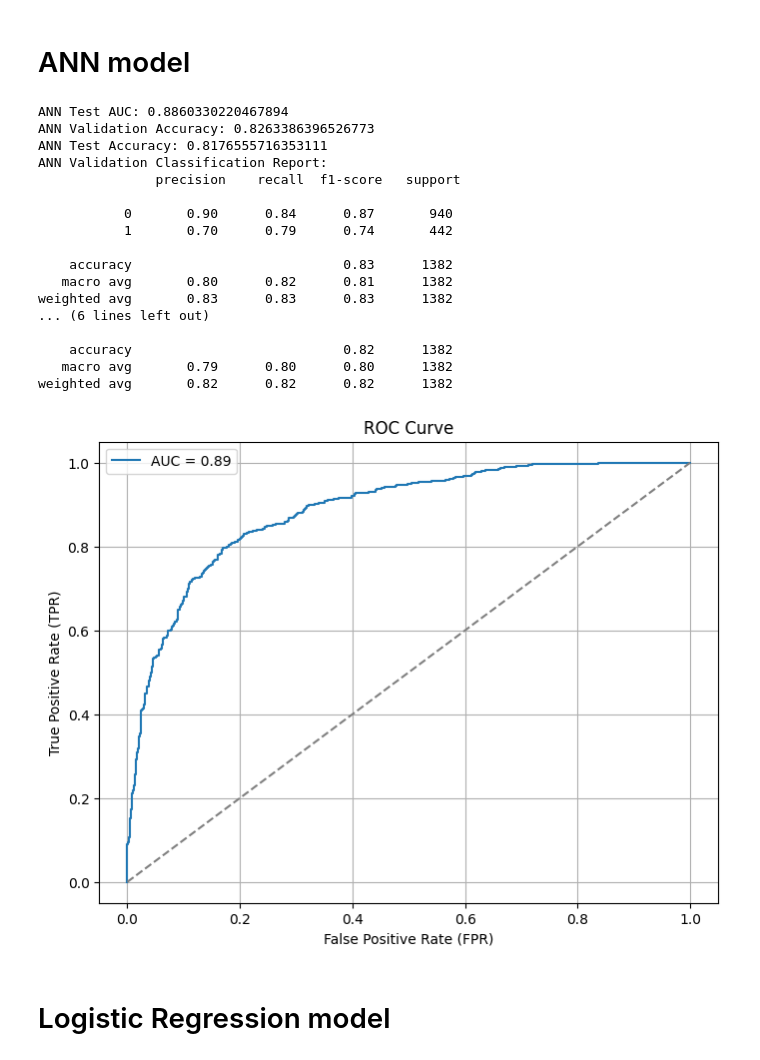
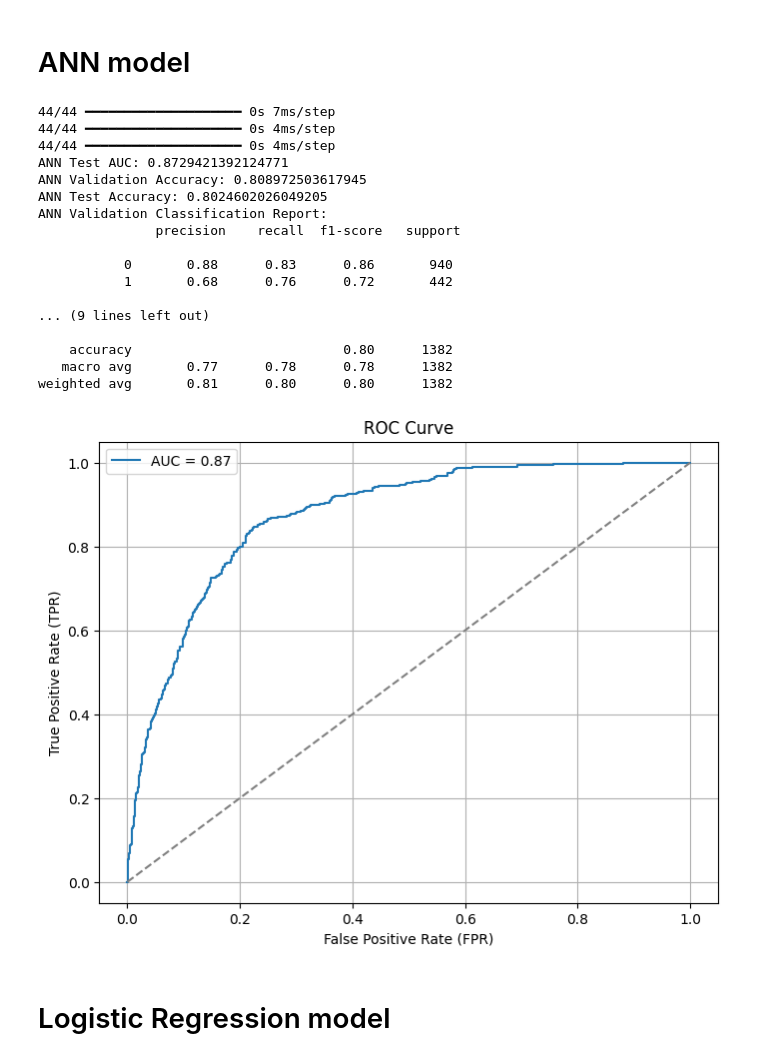
Before and after one commit to Team-6-AAI-501/strokeprediction, a Jupyter notebook: jupyternotebook/aai501StrokePrediction.ipynb, the cells around one changed output. Drawn from its saved outputs; the diff is of its cells as text; code cells hidden in the pictures.

Commit message:
add scipt for auc score and roc curve, modify ANN and XGBoost models

```diff
--- a/jupyternotebook/aai501StrokePrediction.ipynb
+++ b/jupyternotebook/aai501StrokePrediction.ipynb
@@ -434,51 +437,72 @@ X_train_ns, y_train_ns = smote.fit_resample(X_train, y_train) # SMOTE on the non
 # ANN model
 # %%
 # Train ANN model with SCALED SMOTE
-ann_model = MLPClassifier(hidden_layer_sizes=(64, 32), activation='relu', max_iter=500, random_state=42)
-ann_model.fit(X_train_resampled, y_train_resampled)
+ann_model = Sequential()
+ann_model.add(Input(shape=(X_train_resampled.shape[1],)))
+ann_model.add(Dense(64, activation='relu'))
+ann_model.add(Dropout(0.2))
+ann_model.add(Dense(32, activation='relu'))
+ann_model.add(Dropout(0.2))
+ann_model.add(Dense(1, activation='sigmoid'))
+
+ann_model.compile(optimizer='adamax', loss='binary_crossentropy', metrics=['accuracy'])
+
+# Train the model with early stopping
+early_stop = EarlyStopping(monitor='val_loss', patience=10, restore_best_weights=True)
+
+history = ann_model.fit(
+    X_train_resampled, y_train_resampled,
+    validation_split=0.2,
+    epochs=500,
+    batch_size=16,
+    callbacks=[early_stop],
+    verbose=0
+)
 
 # Evaluate ANN on validation and test sets
 val_preds_ann = ann_model.predict(X_val_scaled)
+val_preds_ann = (val_preds_ann > 0.5).astype(int)
 test_preds_ann = ann_model.predict(X_test_scaled)
+test_preds_ann = (test_preds_ann > 0.5).astype(int)
 
-y_test_pred_proba = ann_model.predict_proba(X_test_scaled)[:, 1]
+y_test_pred_proba = ann_model.predict(X_test_scaled)
 ann_auc_score = roc_auc_score(y_test, y_test_pred_proba)
 
 print("ANN Test AUC:", ann_auc_score)
 print("ANN Validation Accuracy:", accuracy_score(y_val, val_preds_ann))
 print("ANN Test Accuracy:", accuracy_score(y_test, test_preds_ann))
 print("ANN Validation Classification Report:\n", classification_report(y_val, val_preds_ann))
 print("ANN Test Classification Report:\n", classification_report(y_test, test_preds_ann))
 
 fpr, tpr, thresholds = roc_curve(y_test, y_test_pred_proba)
 plt.figure(figsize=(8,6))
 plt.plot(fpr, tpr, label=f'AUC = {ann_auc_score:.2f}')
 plt.plot([0, 1], [0, 1], linestyle='--', color='gray')
 plt.title('ROC Curve')
 plt.xlabel('False Positive Rate (FPR)')
 plt.ylabel('True Positive Rate (TPR)')
 plt.legend()
 plt.grid()
 plt.show()
 # %% [output]
-ANN Test AUC: 0.8860330220467894
-ANN Validation Accuracy: 0.8263386396526773
-ANN Test Accuracy: 0.8176555716353111
+44/44 ━━━━━━━━━━━━━━━━━━━━ 0s 7ms/step
+44/44 ━━━━━━━━━━━━━━━━━━━━ 0s 4ms/step
+44/44 ━━━━━━━━━━━━━━━━━━━━ 0s 4ms/step
+ANN Test AUC: 0.8729421392124771
+ANN Validation Accuracy: 0.808972503617945
+ANN Test Accuracy: 0.8024602026049205
 ANN Validation Classification Report:
                precision    recall  f1-score   support
 
-           0       0.90      0.84      0.87       940
-           1       0.70      0.79      0.74       442
+           0       0.88      0.83      0.86       940
+           1       0.68      0.76      0.72       442
 
-    accuracy                           0.83      1382
-   macro avg       0.80      0.82      0.81      1382
-weighted avg       0.83      0.83      0.83      1382
-... (6 lines left out)
+... (9 lines left out)
 
-    accuracy                           0.82      1382
-   macro avg       0.79      0.80      0.80      1382
-weighted avg       0.82      0.82      0.82      1382
+    accuracy                           0.80      1382
+   macro avg       0.77      0.78      0.78      1382
+weighted avg       0.81      0.80      0.80      1382
-[figure, old version]
+[figure, new version]
 # %% [markdown]
 # Logistic Regression model
 # %%
```
Also changed, not shown: parts of 5 cells of this notebook.
